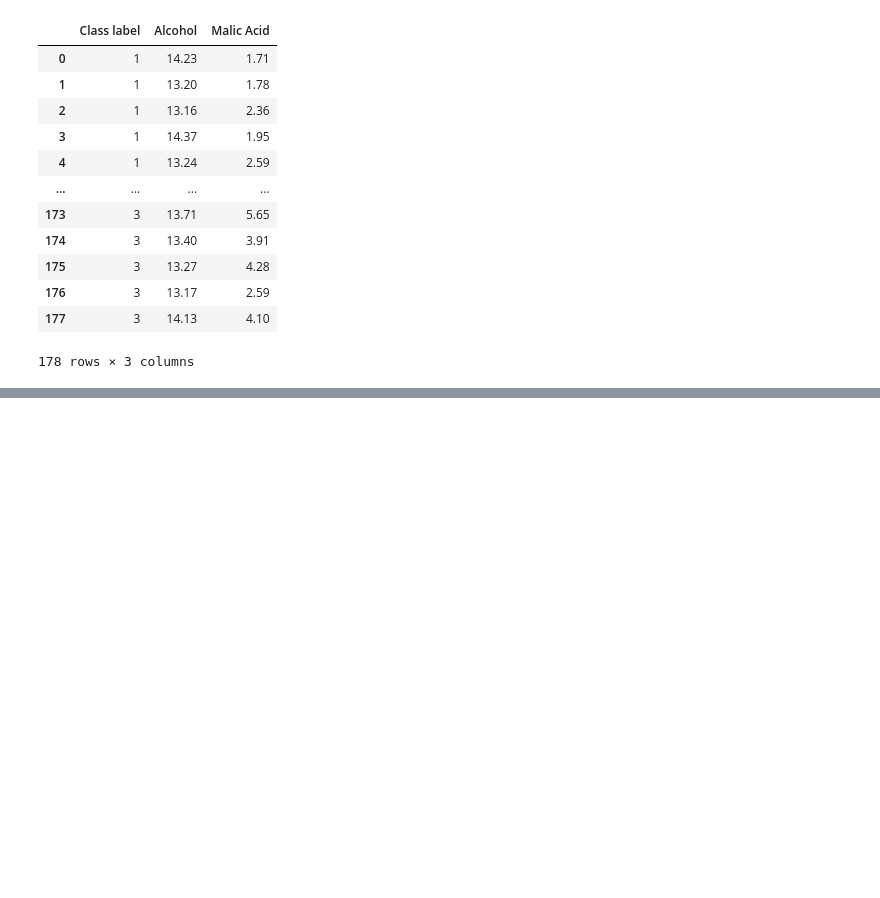
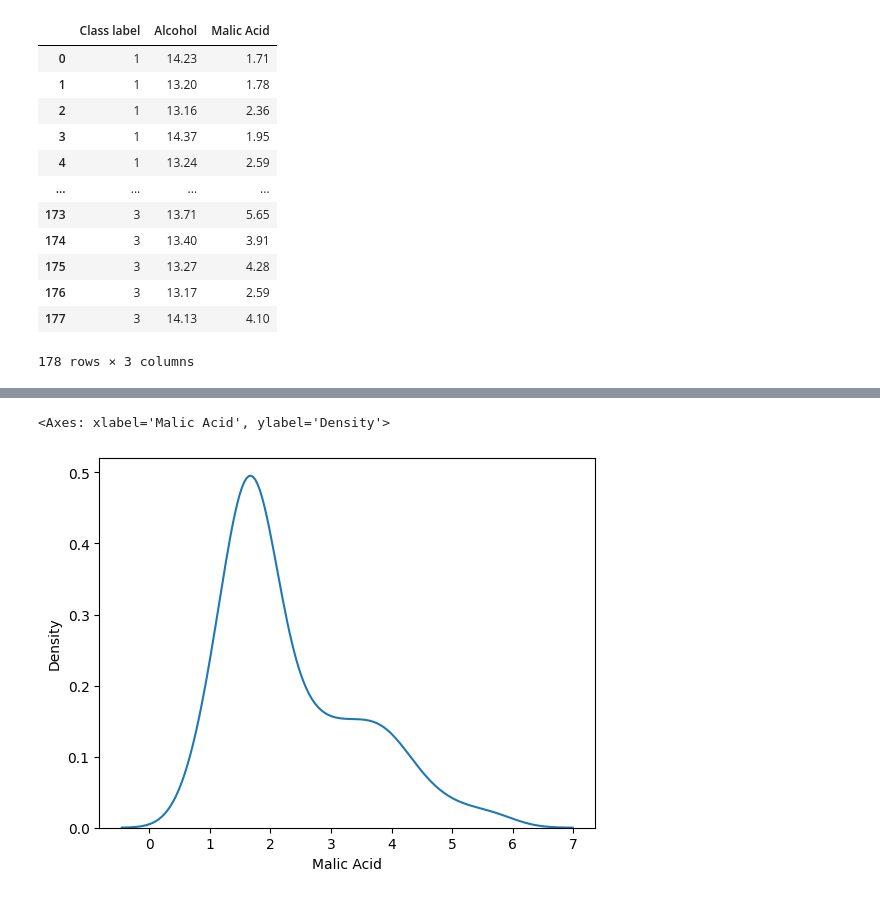
Before and after one commit to kashu9313161/machine_learning, a Jupyter notebook: notebooks/Normalization.ipynb, the cells around one changed output, grey strips where cells are left out. Saved outputs shown, nothing was run; the diff lists cells and outputs as text; code cells hidden in the pictures; blank space fills up the shorter version.

```diff
--- a/notebooks/Normalization.ipynb
+++ b/notebooks/Normalization.ipynb
@@ -23,0 +29,5 @@ df
+# %%
+sns.kdeplot(df['Malic Acid'])
+# %% [output]
+<Axes: xlabel='Malic Acid', ylabel='Density'>
+[figure, added]
```
Also changed, not shown: parts of 13 cells of this notebook, 2 other files.
